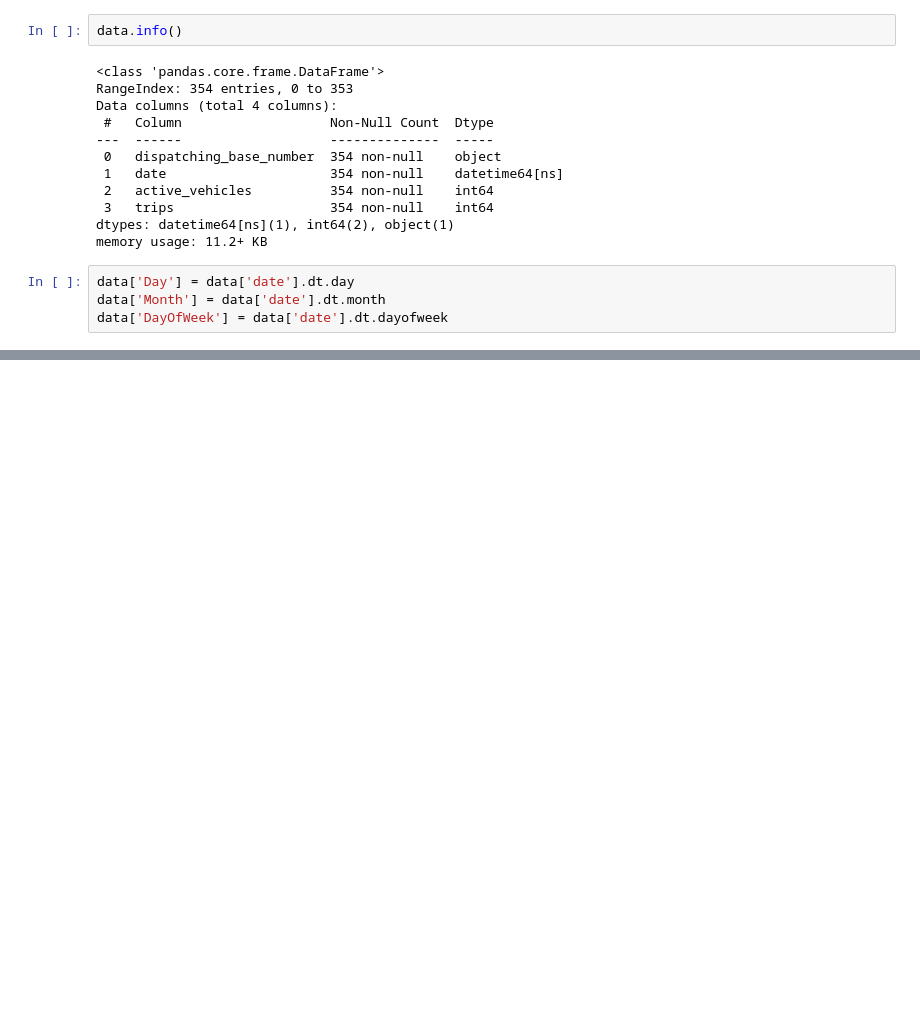
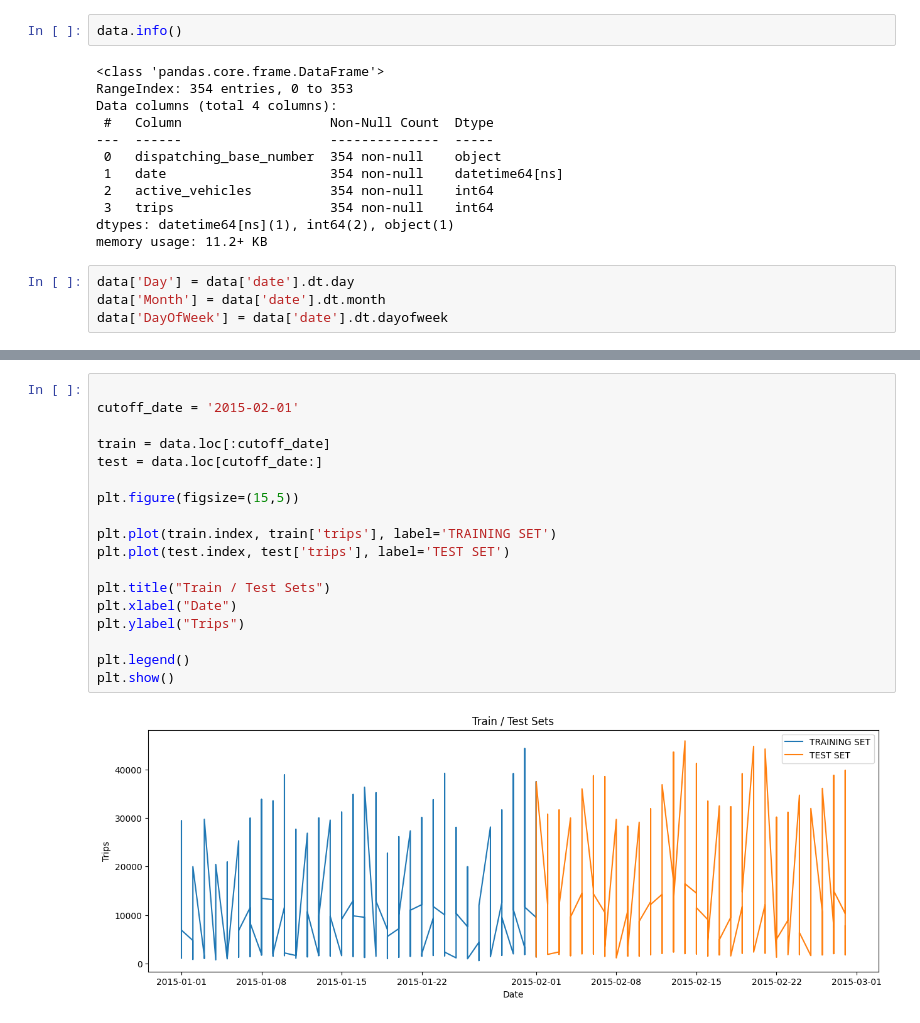
Before and after one commit to penkebharathi18/BharathiPenke, a Jupyter notebook: project.ipynb, the cells around one changed output, grey strips where cells are left out. Saved outputs shown, nothing was run; the diff lists cells and outputs as text; blank space fills up the shorter version.

```diff
--- a/project.ipynb
+++ b/project.ipynb
@@ -88,0 +107,20 @@ X_train, X_test, y_train, y_test = train_test_split(
+# %%
+
+cutoff_date = '2015-02-01'
+
+train = data.loc[:cutoff_date]
+test = data.loc[cutoff_date:]
+
+plt.figure(figsize=(15,5))
+
+plt.plot(train.index, train['trips'], label='TRAINING SET')
+plt.plot(test.index, test['trips'], label='TEST SET')
+
+plt.title("Train / Test Sets")
+plt.xlabel("Date")
+plt.ylabel("Trips")
+
+plt.legend()
+plt.show()
+# %% [output]
+[figure, added]
```
Also changed, not shown: parts of 20 cells of this notebook.
